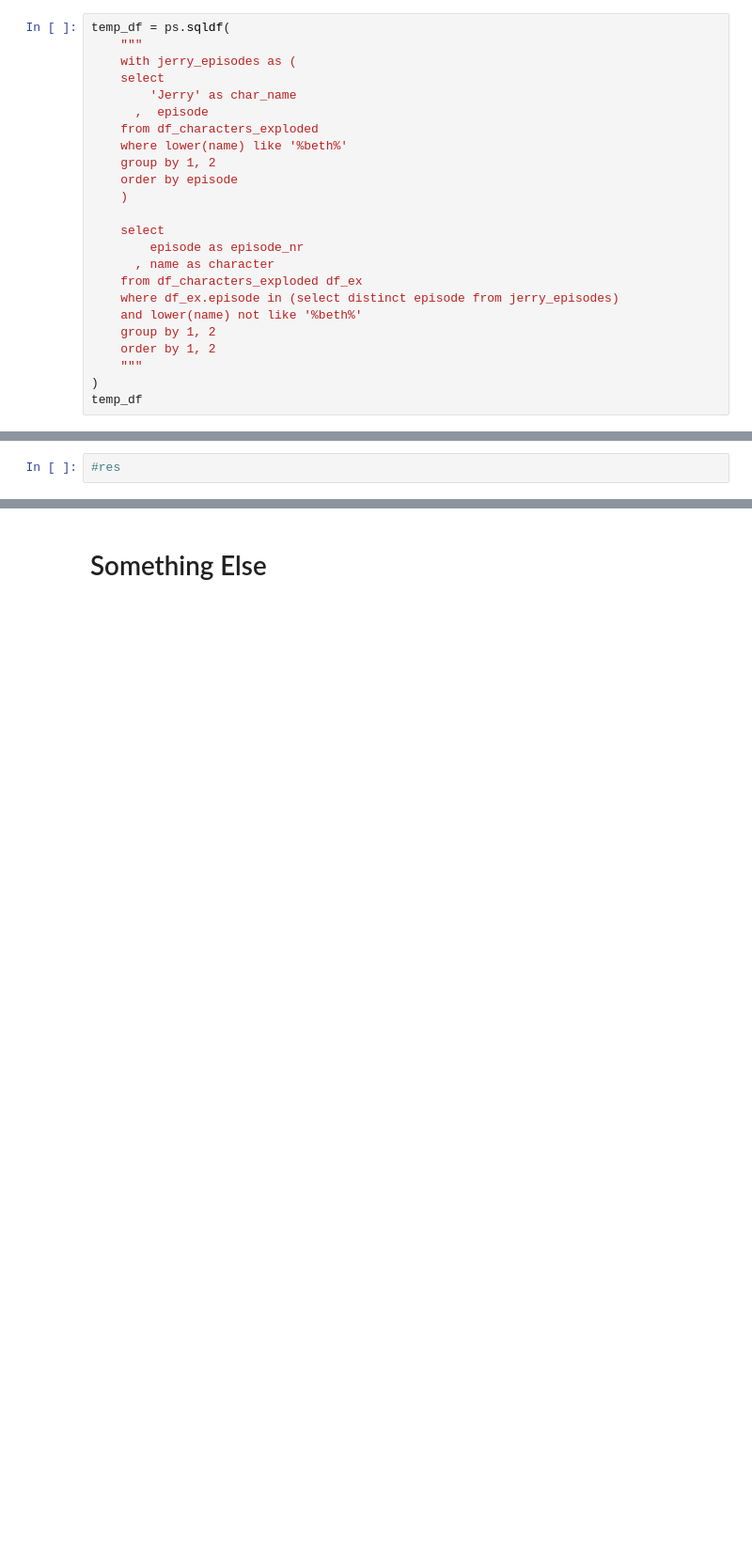
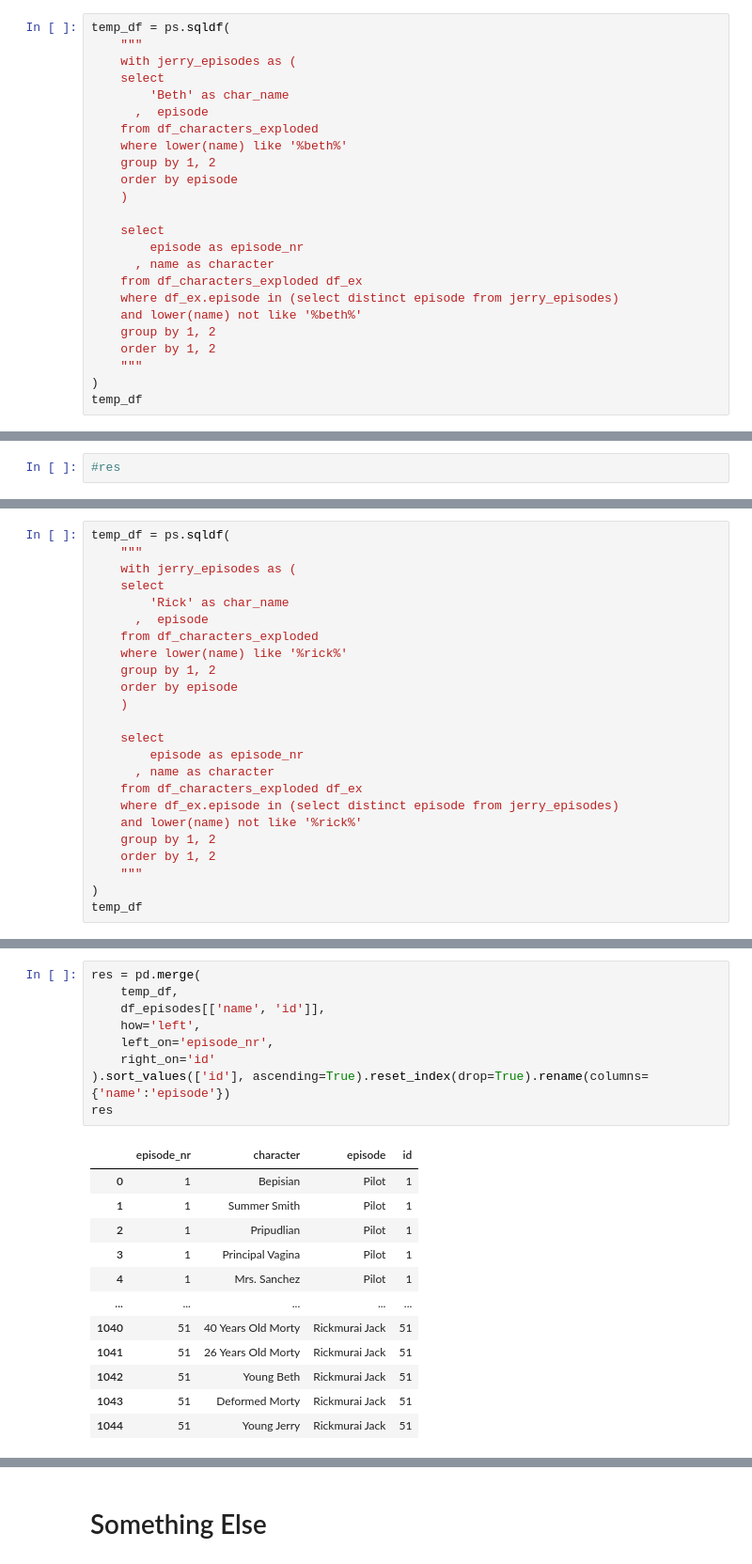
Before and after one commit to ChristianRoesselDTU/02805_social_graphs, a Jupyter notebook: gource_notebook.ipynb, the cells around one changed output, grey strips where cells are left out. Shown at 94% size. Drawn from its saved outputs; the diff is of its cells as text; blank space fills up the shorter version.

Commit message:
rick, morty and summer

```diff
--- a/gource_notebook.ipynb
+++ b/gource_notebook.ipynb
@@ -792,7 +792,7 @@ temp_df = ps.sqldf(
     """
     with jerry_episodes as (
     select
-        'Jerry' as char_name
+        'Beth' as char_name
       ,  episode
     from df_characters_exploded
     where lower(name) like '%beth%'
@@ -944,0 +947,24 @@ with open('beth_through_episodes.log', 'w+') as f:
+# %%
+temp_df = ps.sqldf(
+    """
+    with jerry_episodes as (
+    select
+        'Rick' as char_name
+      ,  episode
+    from df_characters_exploded
+    where lower(name) like '%rick%'
+    group by 1, 2
+    order by episode
+    )
+
+    select
+        episode as episode_nr
+      , name as character
+    from df_characters_exploded df_ex
+    where df_ex.episode in (select distinct episode from jerry_episodes)
+    and lower(name) not like '%rick%'
+    group by 1, 2
+    order by 1, 2
+    """
+)
+temp_df
@@ -944,0 +985,22 @@ with open('beth_through_episodes.log', 'w+') as f:
+# %%
+res = pd.merge(
+    temp_df,
+    df_episodes[['name', 'id']],
+    how='left',
+    left_on='episode_nr',
+    right_on='id'
+).sort_values(['id'], ascending=True).reset_index(drop=True).rename(columns={'name':'episode'})
+res
+# %% [output]
+|  | episode_nr | character | episode | id |
+| 0 | 1 | Bepisian | Pilot | 1 |
+| 1 | 1 | Summer Smith | Pilot | 1 |
+| 2 | 1 | Pripudlian | Pilot | 1 |
+| 3 | 1 | Principal Vagina | Pilot | 1 |
+| 4 | 1 | Mrs. Sanchez | Pilot | 1 |
+| ... | ... | ... | ... | ... |
+| 1040 | 51 | 40 Years Old Morty | Rickmurai Jack | 51 |
+| 1041 | 51 | 26 Years Old Morty | Rickmurai Jack | 51 |
+| 1042 | 51 | Young Beth | Rickmurai Jack | 51 |
+| 1043 | 51 | Deformed Morty | Rickmurai Jack | 51 |
+| 1044 | 51 | Young Jerry | Rickmurai Jack | 51 |
```
Also changed, not shown: parts of 18 cells of this notebook, 4 other files.
